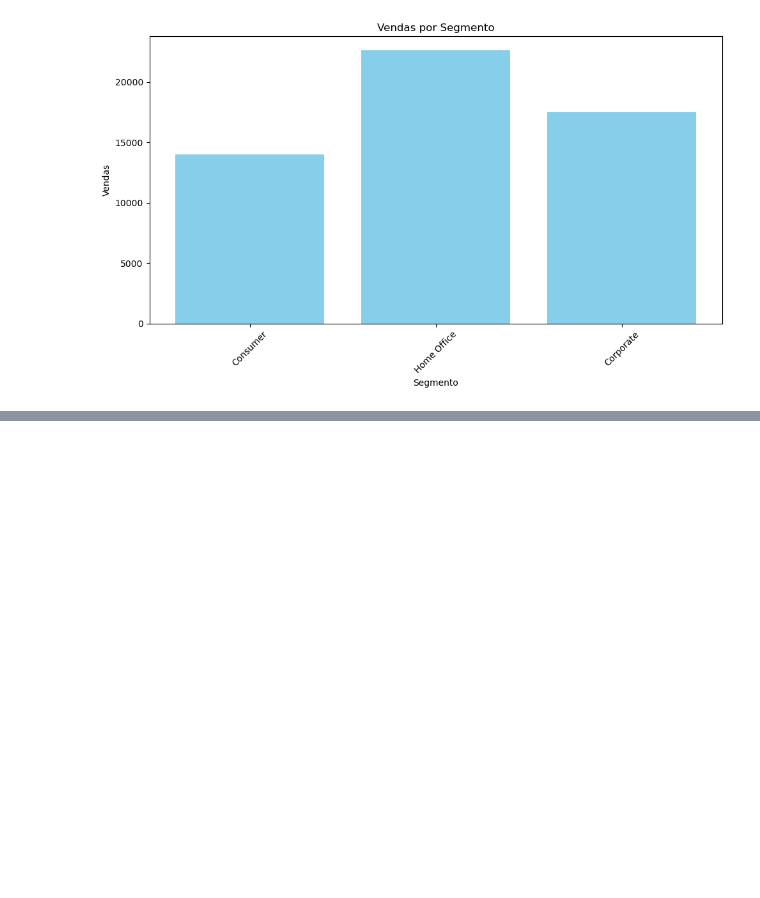
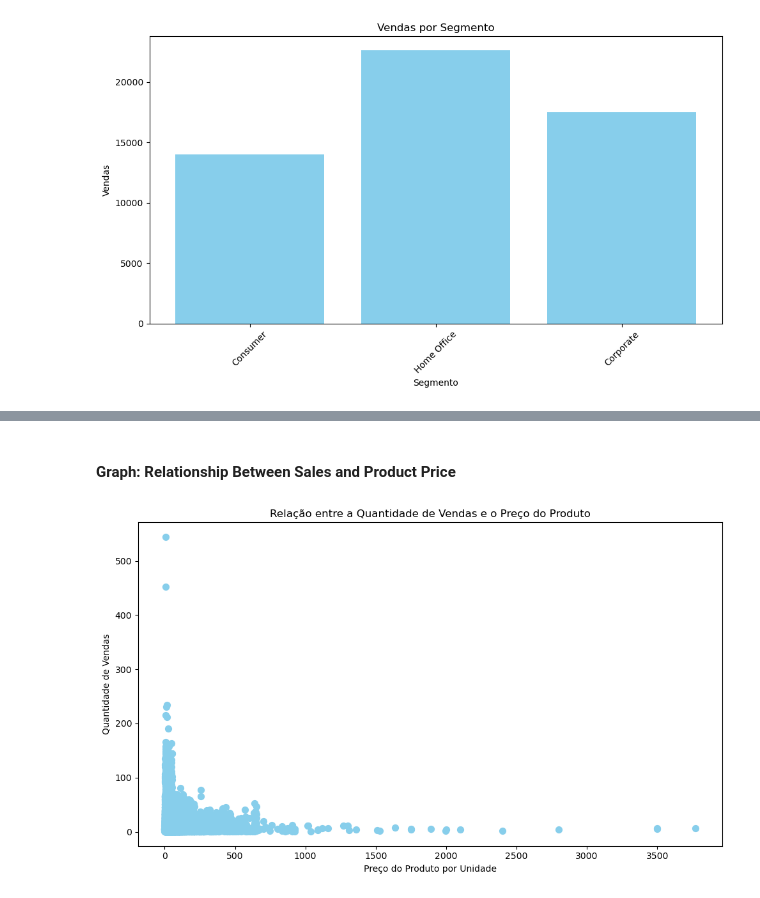
Before and after one commit to diegosantss/desafio-fadesp-processo-seletivo, a Jupyter notebook: solucao-desafio.ipynb, the cells around one changed output, grey strips where cells are left out. Cells and saved outputs as stored; diff of their text form; code cells hidden in the pictures; blank space fills up the shorter version.

```diff
--- a/solucao-desafio.ipynb
+++ b/solucao-desafio.ipynb
@@ -112,6 +112,25 @@ def plot_graph(query, x_label, y_label, title):
     plt.xticks(rotation=45)
     plt.tight_layout()
     plt.show()
+
+    # graph scatter
+
+def plot_scatter(query, x_label, y_label, title):
+    conn = sqlite3.connect('dataset.db')
+    cur = conn.cursor()
+    cur.execute(query)
+    result = cur.fetchall()
+    x_values = [r[0] for r in result]
+    y_values = [r[1] for r in result]
+    conn.close()
+
+    plt.figure(figsize=(10, 6))
+    plt.scatter(x_values, y_values, color='skyblue', marker='o', s=50)
+    plt.xlabel(x_label)
+    plt.ylabel(y_label)
+    plt.title(title)
+    plt.tight_layout()
+    plt.show()
 # %% [markdown]
 #### Graph: Sales for Region
 # %%
@@ -146,0 +197,10 @@ plot_graph(query, 'Ano', 'Lucro', 'Lucro por Ano')
+# %% [markdown]
+#### Graph: Relationship Between Sales and Product Price
+# %%
+# #defining the query in sqlite to plot the graph Relationship Between Sales and Product Price
+
+price_product = "SELECT [Sales] / [Quantity] AS PricePerUnit, SUM([Quantity]) AS TotalQuantity FROM dataset GROUP BY PricePerUnit"
+
+plot_scatter(price_product, 'Preço do Produto por Unidade', 'Quantidade de Vendas', 'Relação entre a Quantidade de Vendas e o Preço do Produto')
+# %% [output]
+[figure, added]
```
Also changed, not shown: parts of 16 cells of this notebook, 8 other files.
